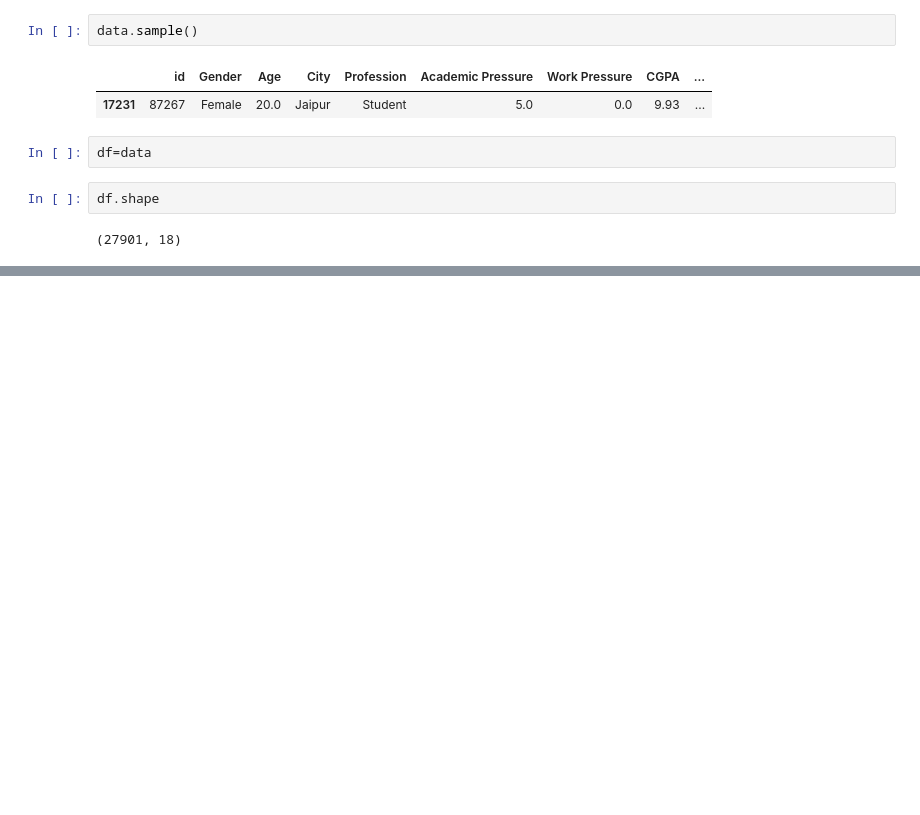
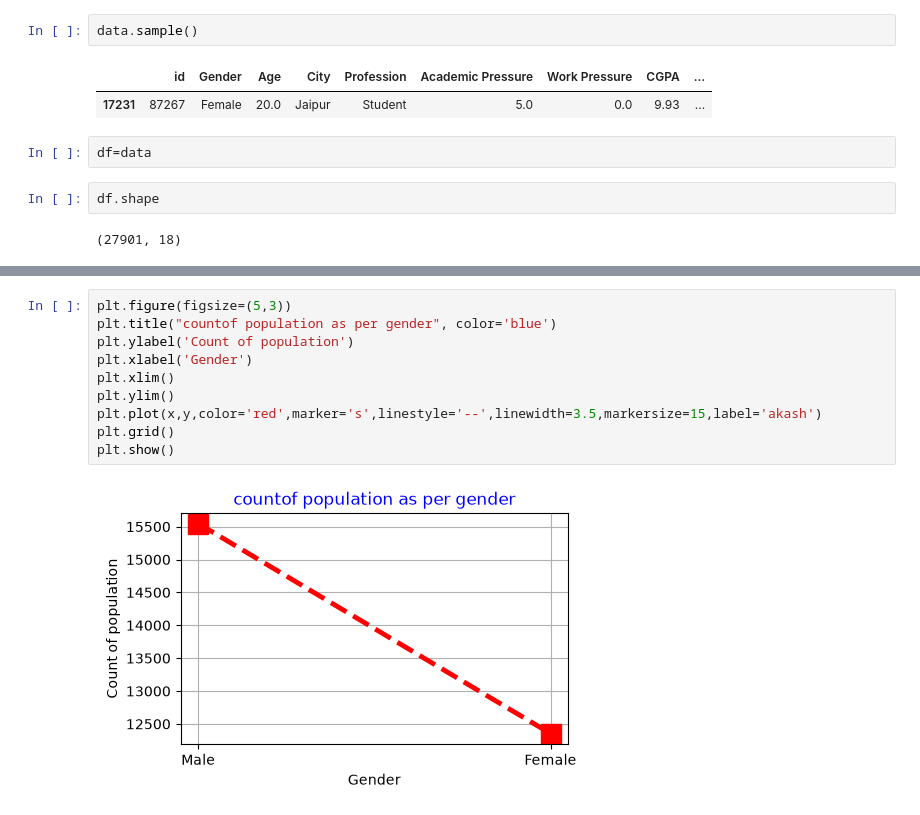
Before and after one commit to akash1234karma/tutedude, a Jupyter notebook: matplotlib.ipynb, the cells around one changed output, grey strips where cells are left out. Drawn from its saved outputs; the diff is of its cells as text; blank space fills up the shorter version.

```diff
--- a/matplotlib.ipynb
+++ b/matplotlib.ipynb
@@ -21,0 +74,12 @@ df.shape
+# %%
+plt.figure(figsize=(5,3))
+plt.title("countof population as per gender", color='blue')
+plt.ylabel('Count of population')
+plt.xlabel('Gender')
+plt.xlim()
+plt.ylim()
+plt.plot(x,y,color='red',marker='s',linestyle='--',linewidth=3.5,markersize=15,label='akash')
+plt.grid()
+plt.show()
+# %% [output]
+[figure, added]
```
Also changed, not shown: parts of 52 cells of this notebook.
